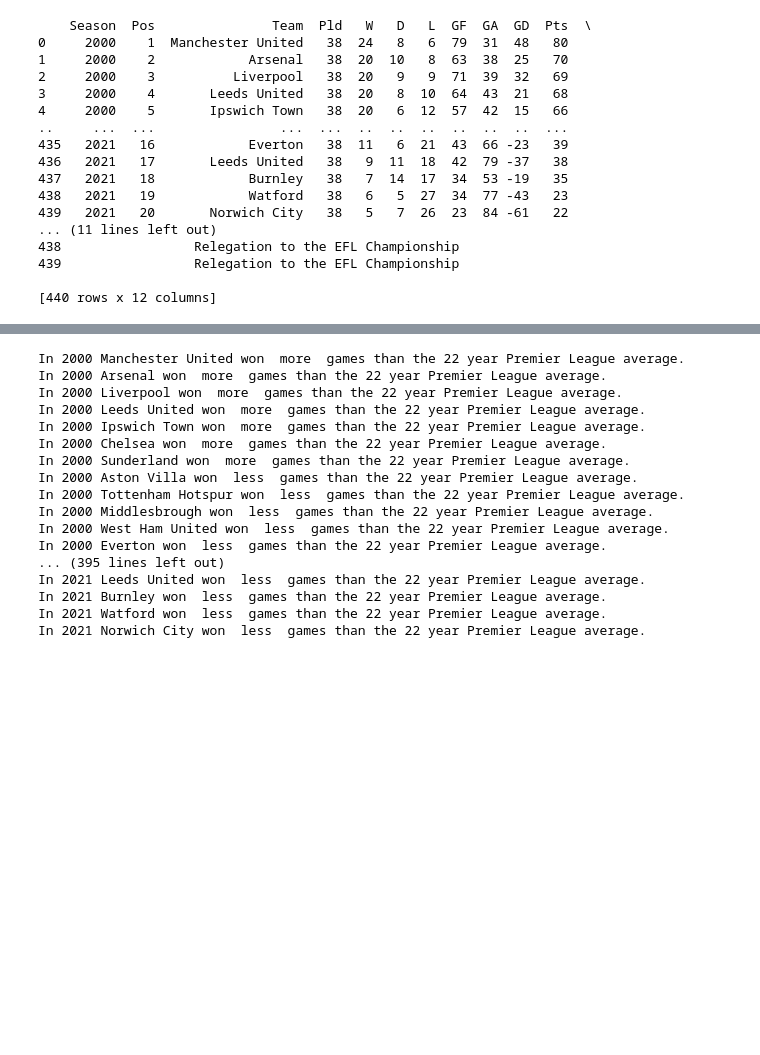
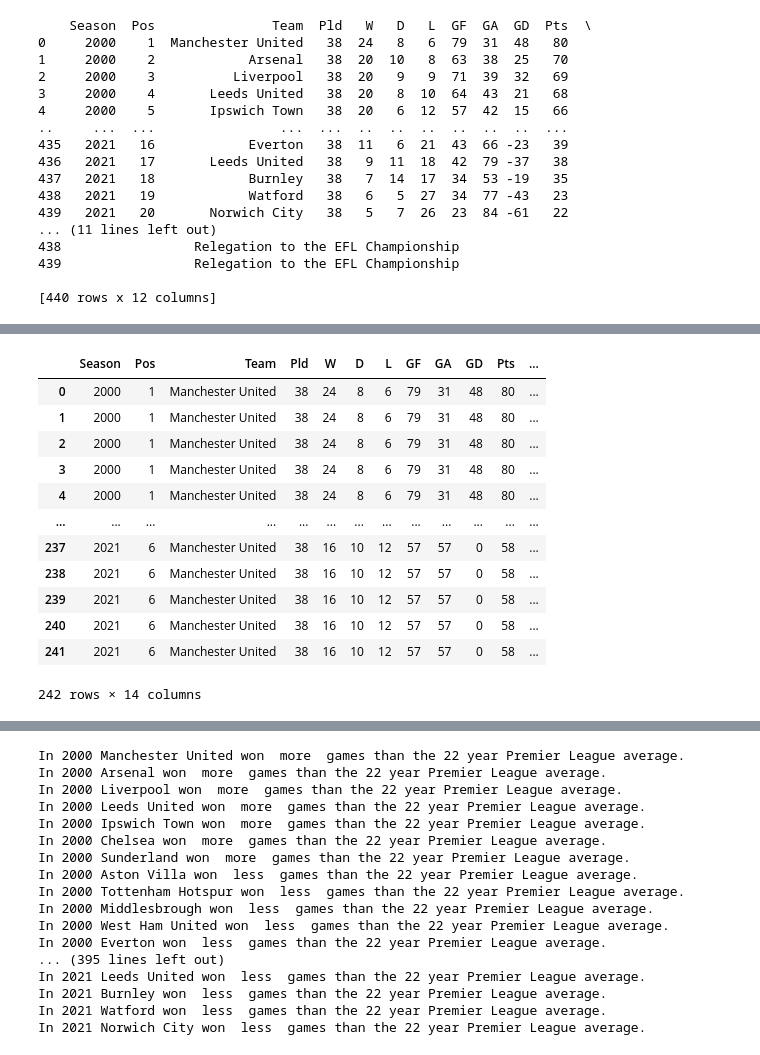
Before and after one commit to conortcahalane/UCDPythonProject, a Jupyter notebook: PremierLeagueAnalysis.ipynb, the cells around one changed output, grey strips where cells are left out. Saved outputs shown, nothing was run; the diff lists cells and outputs as text; code cells hidden in the pictures; blank space fills up the shorter version.

```diff
--- a/PremierLeagueAnalysis.ipynb
+++ b/PremierLeagueAnalysis.ipynb
@@ -362,0 +363,18 @@ PL_Seasons.sort_values(
+# %%
+#Manually creating a dataframe using lists of the Manchester United starting 11 squad.
+
+# initialize data of lists.
+MU_Player_data = {'Name': ['David De Gea', 'Harry Maguire', 'Victor Lindelof', 'Luke Shaw',
+                        'Diogo Dalot', 'Fred', 'Scott McTominay', 'Bruno Fernandes',
+                       'Cristiano Ronaldo', 'Marcus Rashford', 'Jadon Sancho'],
+                'Age': [31, 29, 28, 27,
+                       23, 29, 25, 27,
+                       37, 24, 22],
+                 'Team': ['Manchester United','Manchester United','Manchester United','Manchester United',
+                         'Manchester United','Manchester United','Manchester United','Manchester United',
+                         'Manchester United','Manchester United','Manchester United']}
+# Create DataFrame
+MU_Player = pd.DataFrame(MU_Player_data)
+
+# Print the output.
+MU_Player
@@ -362,0 +394,21 @@ PL_Seasons.sort_values(
+# %%
+#In the below code we can see an inner merge being used with its default arguments, which results in an inner join.
+#In an innner join you lose rows that don't match in the other DataFrame's key column
+#This results in showing the full team for each season Manchester United played.
+
+MU_inner_merged = pd.merge(PL_Seasons, MU_Player)
+MU_inner_merged
+# %% [output]
+|  | Season | Pos | Team | Pld | W | D | L | GF | GA | GD | Pts | ... |
+| 0 | 2000 | 1 | Manchester United | 38 | 24 | 8 | 6 | 79 | 31 | 48 | 80 | ... |
+| 1 | 2000 | 1 | Manchester United | 38 | 24 | 8 | 6 | 79 | 31 | 48 | 80 | ... |
+| 2 | 2000 | 1 | Manchester United | 38 | 24 | 8 | 6 | 79 | 31 | 48 | 80 | ... |
+| 3 | 2000 | 1 | Manchester United | 38 | 24 | 8 | 6 | 79 | 31 | 48 | 80 | ... |
+| 4 | 2000 | 1 | Manchester United | 38 | 24 | 8 | 6 | 79 | 31 | 48 | 80 | ... |
+| ... | ... | ... | ... | ... | ... | ... | ... | ... | ... | ... | ... | ... |
+| 237 | 2021 | 6 | Manchester United | 38 | 16 | 10 | 12 | 57 | 57 | 0 | 58 | ... |
+| 238 | 2021 | 6 | Manchester United | 38 | 16 | 10 | 12 | 57 | 57 | 0 | 58 | ... |
+| 239 | 2021 | 6 | Manchester United | 38 | 16 | 10 | 12 | 57 | 57 | 0 | 58 | ... |
+| 240 | 2021 | 6 | Manchester United | 38 | 16 | 10 | 12 | 57 | 57 | 0 | 58 | ... |
+| 241 | 2021 | 6 | Manchester United | 38 | 16 | 10 | 12 | 57 | 57 | 0 | 58 | ... |
+242 rows × 14 columns
```
Also changed, not shown: parts of 10 cells of this notebook.
